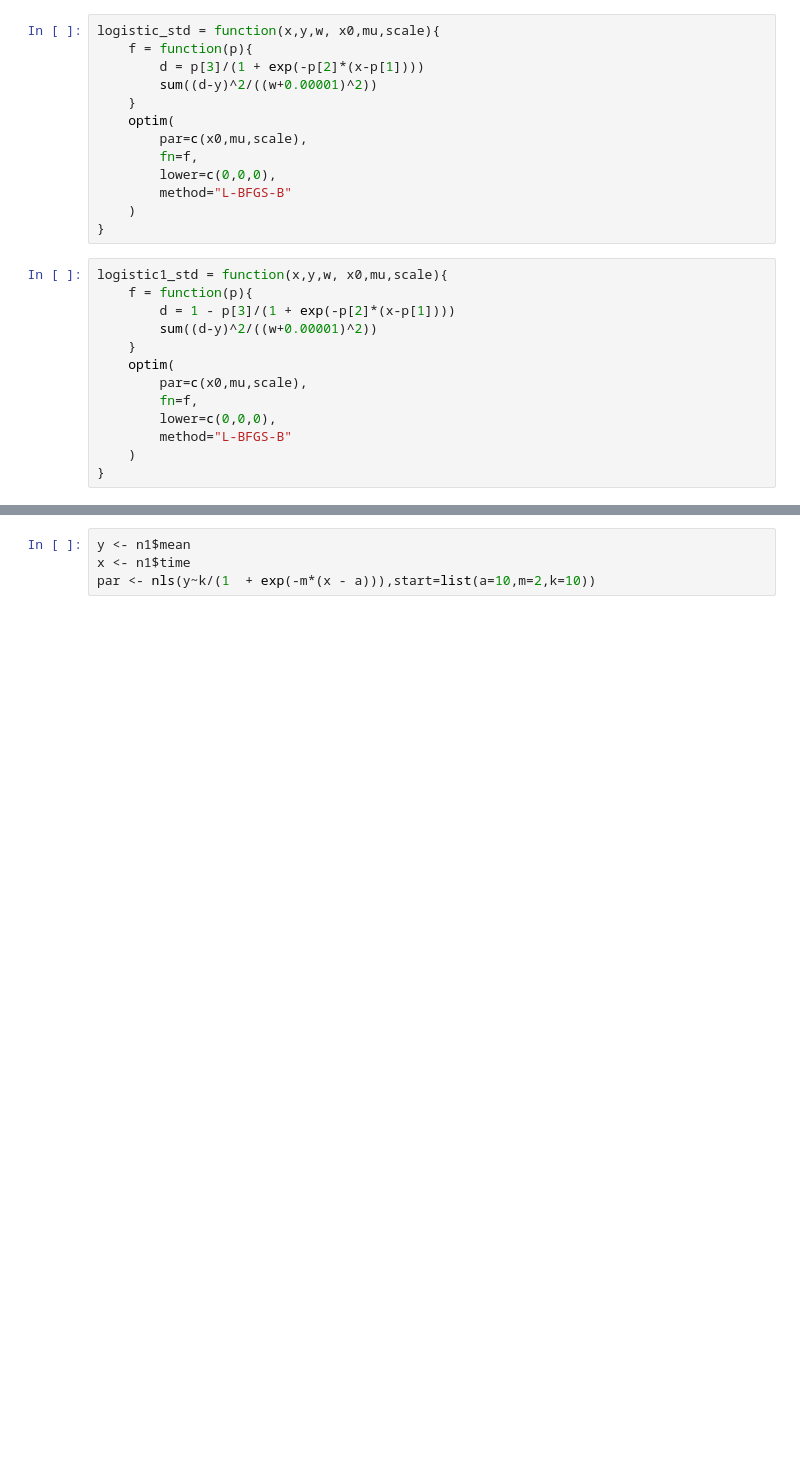
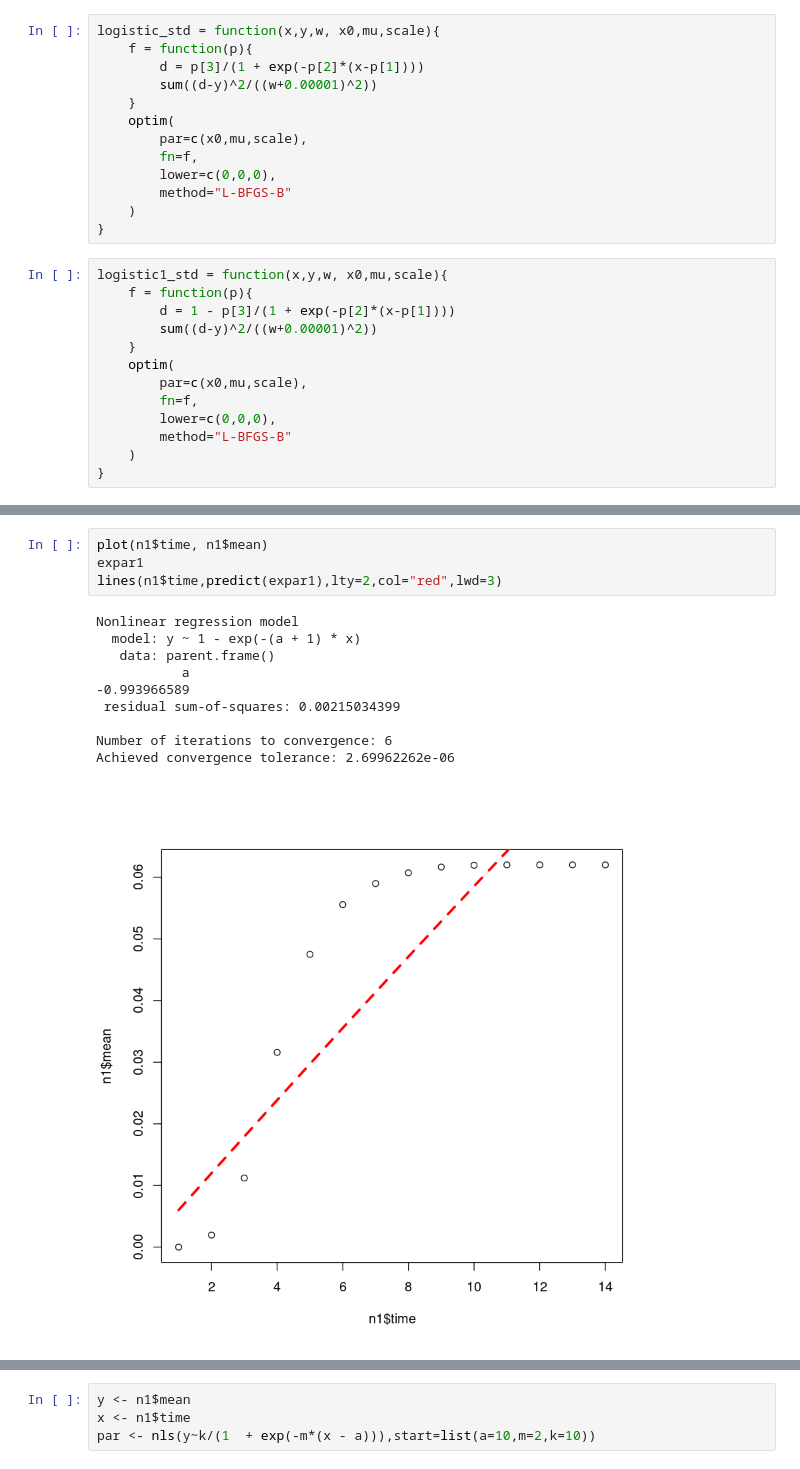
Before and after one commit to BFSteam/memory, a Jupyter notebook: jup/Untitled Folder/Untitled1.ipynb, the cells around one changed output, grey strips where cells are left out. Cells and saved outputs as stored; diff of their text form; blank space fills up the shorter version.

```diff
--- a/jup/Untitled Folder/Untitled1.ipynb
+++ b/jup/Untitled Folder/Untitled1.ipynb
@@ -575,0 +554,15 @@ Warning message in arrows(n0$time, n0$mean - n0$std, n0$time, n0$mean + n0$std,
+# %%
+plot(n1$time, n1$mean)
+expar1
+lines(n1$time,predict(expar1),lty=2,col="red",lwd=3)
+# %% [output]
+Nonlinear regression model
+  model: y ~ 1 - exp(-(a + 1) * x)
+   data: parent.frame()
+           a
+-0.993966589
+ residual sum-of-squares: 0.00215034399
+
+Number of iterations to convergence: 6
+Achieved convergence tolerance: 2.69962262e-06
+[figure, added]
```
Also changed, not shown: parts of 28 cells of this notebook, 2 other files.
